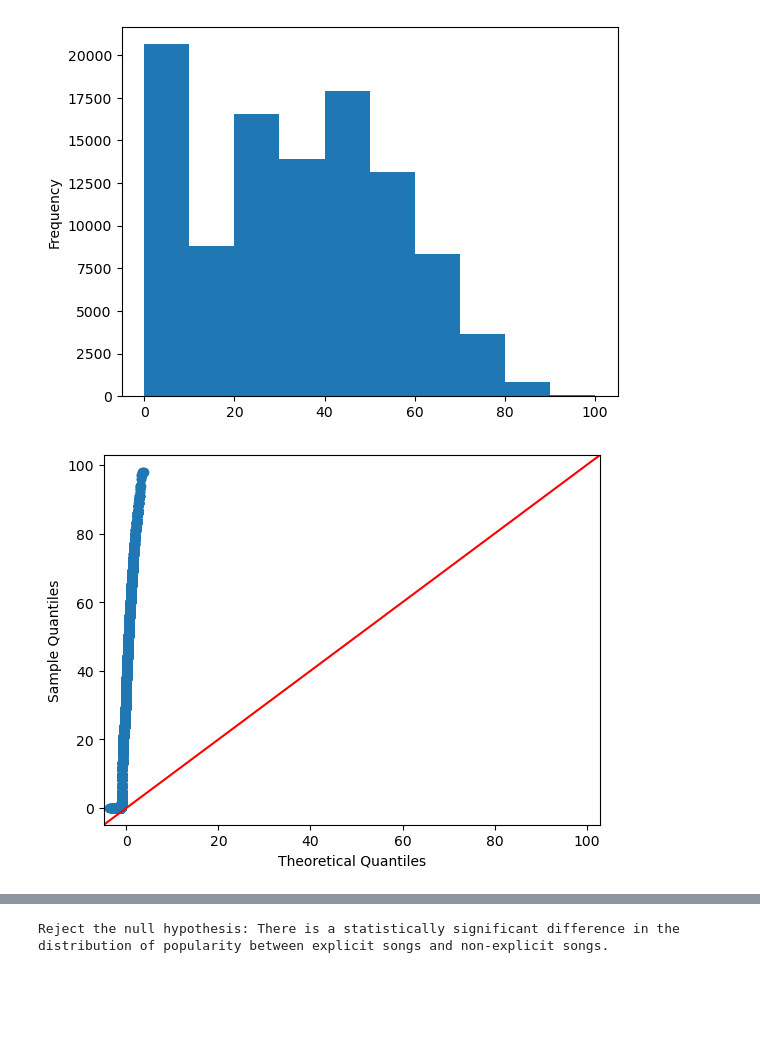
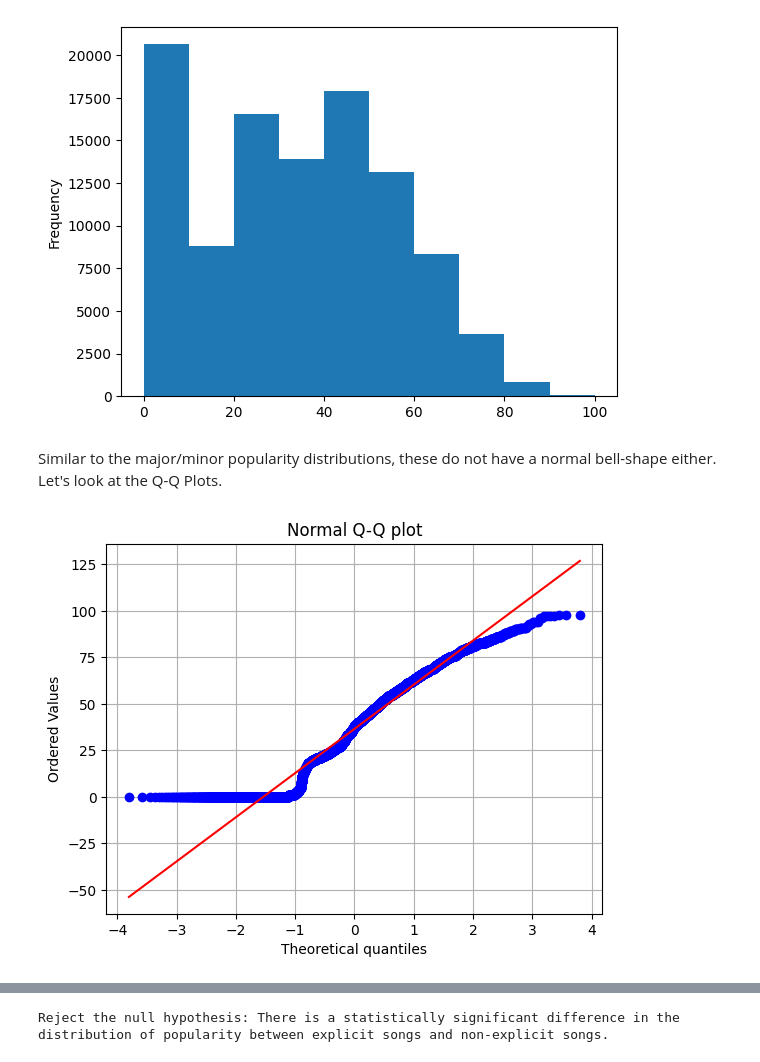
Before and after one commit to NandhuPillai/CMSC320-Final-Project, a Jupyter notebook: Checkpoint_2.ipynb, the cells around one changed output, grey strips where cells are left out. Cells and saved outputs as stored; diff of their text form; code cells hidden in the pictures; blank space fills up the shorter version.

```diff
--- a/Checkpoint_2.ipynb
+++ b/Checkpoint_2.ipynb
@@ -510,8 +527,19 @@ non_explicit_songs["popularity"].plot(kind = 'hist')
 plt.show()
 # %% [output]
 [figure]
+# %% [markdown]
+Similar to the major/minor popularity distributions, these do not have a normal bell-shape either. Let's look at the Q-Q Plots.
 # %%
-explicit_songs_popularity_distr = sm.qqplot(explicit_songs['popularity'], line='45')
+#Credit: https://www.geeksforgeeks.org/machine-learning/quantile-quantile-plots/
+
+stats.probplot(explicit_songs['popularity'], dist="norm", plot=plt)
+plt.title('Normal Q-Q plot')
+plt.xlabel('Theoretical quantiles')
+plt.ylabel('Ordered Values')
+plt.grid(True)
+plt.show()
+
+#explicit_songs_popularity_distr = sm.qqplot(explicit_songs['popularity'], line='45')
 # %% [output]
-[figure, old version]
+[figure, new version]
 # %%
```
Also changed, not shown: parts of 25 cells of this notebook.
